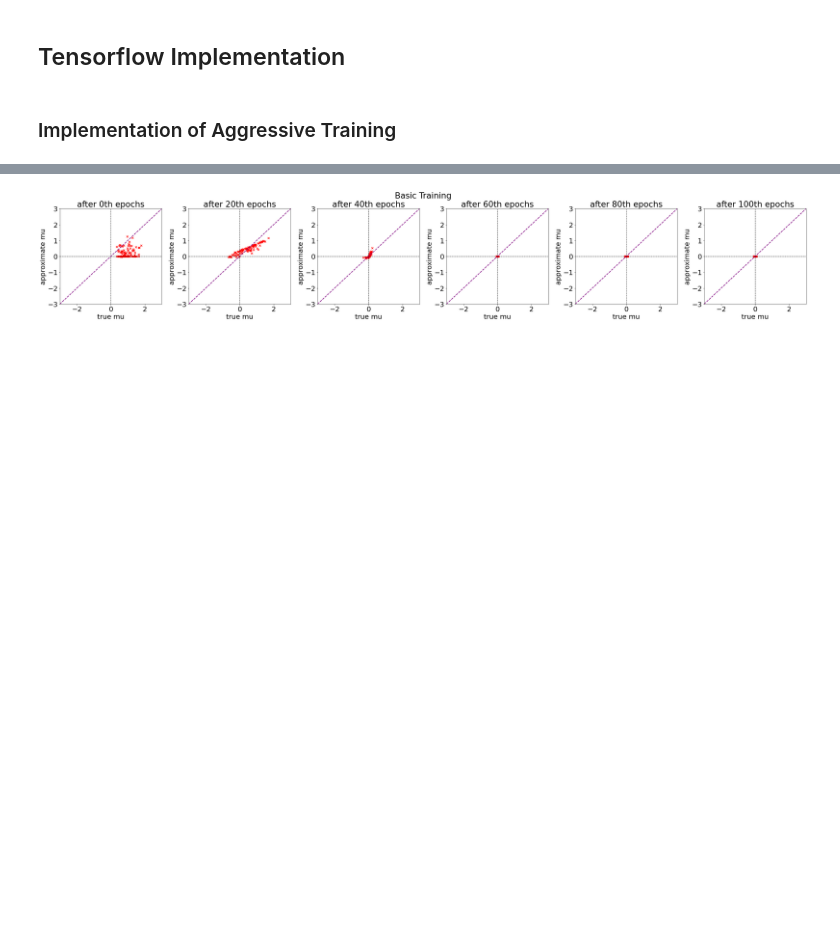
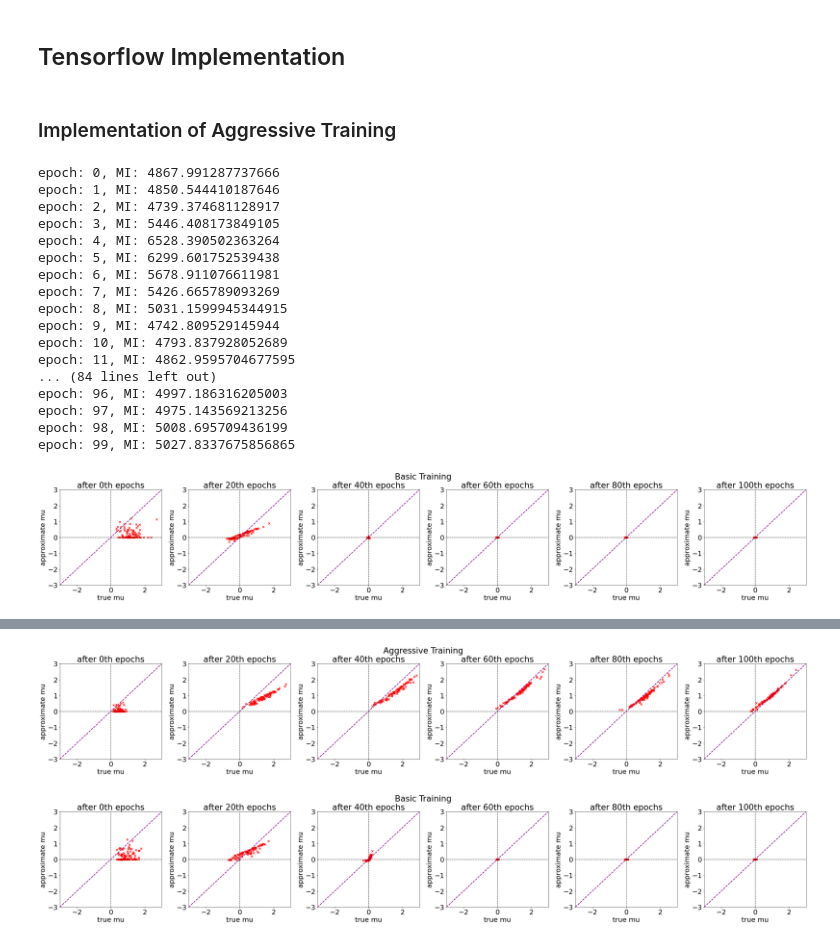
Before and after one commit to williamfried/am207_final_project, a Jupyter notebook: Tensorflow_vae.ipynb, the cells around one changed output, grey strips where cells are left out. Drawn from its saved outputs; the diff is of its cells as text; code cells hidden in the pictures; blank space fills up the shorter version.

```diff
--- a/Tensorflow_vae.ipynb
+++ b/Tensorflow_vae.ipynb
@@ -261,3 +272,67 @@ def vae_loss(x, x_decoded_mean, z_mean, z_log_var, reg):
     kl_loss = -0.5 * tf.reduce_mean(1 + z_log_var - tf.square(z_mean) - tf.exp(z_log_var))
     loss = xent_loss + reg*kl_loss
     return loss
+# %%
+epochs=100
+n_plots=5
+
+# Instantiate one optimizer for the discriminator and another for the generator.
+enc_optimizer = optimizers.RMSprop(learning_rate=0.003)
+dec_optimizer = optimizers.RMSprop(learning_rate=0.001)
+
+# build encoder and decoder
+input_dim = len(mean)
+enc_intermediate_dim=[16,8,2]
+dec_intermediate_dim=[2,12,16]
+bottleneck_dim=1
+
+# Basic Training
+K.clear_session()
+tf.random.set_seed(207)
+encoder = make_encoder(input_dim, enc_intermediate_dim, bottleneck_dim)
+decoder = make_decoder(input_dim, dec_intermediate_dim)
+
+fig, axes = plt.subplots(1,n_plots+1,figsize=(35, 6))
+fig.suptitle("Basic Training", y=1.01)
+for i in range(n_plots+1):
+    axes[i].set_title(f"after {int(epochs/n_plots)*(i)}th epochs")
+
+encoder, decoder, fig, axes = basic_training(encoder, decoder, enc_optimizer = enc_optimizer, dec_optimizer =dec_optimizer,
+                                             train_dataset=train_dataset, vae_loss=vae_loss, axes=axes, epochs=epochs, n_plots=n_plots)
+plt.tight_layout()
+plt.show()
+
+# Agressive Training
+K.clear_session()
+tf.random.set_seed(207)
+encoder = make_encoder(input_dim, enc_intermediate_dim, bottleneck_dim)
+decoder = make_decoder(input_dim, dec_intermediate_dim)
+
+fig, axes = plt.subplots(1,n_plots+1,figsize=(35, 6))
+fig.suptitle("Aggressive Training", y=1.01)
+for i in range(n_plots+1):
+    axes[i].set_title(f"after {int(epochs/n_plots)*(i)}th epochs")
+
+encoder, decoder, fig, axes = aggressive_training(encoder, decoder, enc_optimizer=enc_optimizer, dec_optimizer=dec_optimizer,
+                                                  train_dataset=train_dataset, vae_loss=vae_loss, axes=axes, epochs=epochs, n_plots=n_plots)
+plt.tight_layout()
+plt.show()
+# %% [output]
+epoch: 0, MI: 4867.991287737666
+epoch: 1, MI: 4850.544410187646
+epoch: 2, MI: 4739.374681128917
+epoch: 3, MI: 5446.408173849105
+epoch: 4, MI: 6528.390502363264
+epoch: 5, MI: 6299.601752539438
+epoch: 6, MI: 5678.911076611981
+epoch: 7, MI: 5426.665789093269
+epoch: 8, MI: 5031.1599945344915
+epoch: 9, MI: 4742.809529145944
+epoch: 10, MI: 4793.837928052689
+epoch: 11, MI: 4862.9595704677595
+... (84 lines left out)
+epoch: 96, MI: 4997.186316205003
+epoch: 97, MI: 4975.143569213256
+epoch: 98, MI: 5008.695709436199
+epoch: 99, MI: 5027.8337675856865
+[figure, added]
@@ -264,3 +356,4 @@ def vae_loss(x, x_decoded_mean, z_mean, z_log_var, reg):
+[figure, added]
 # %%
 epochs=100
 n_plots=5
```
Also changed, not shown: parts of 8 cells of this notebook.
